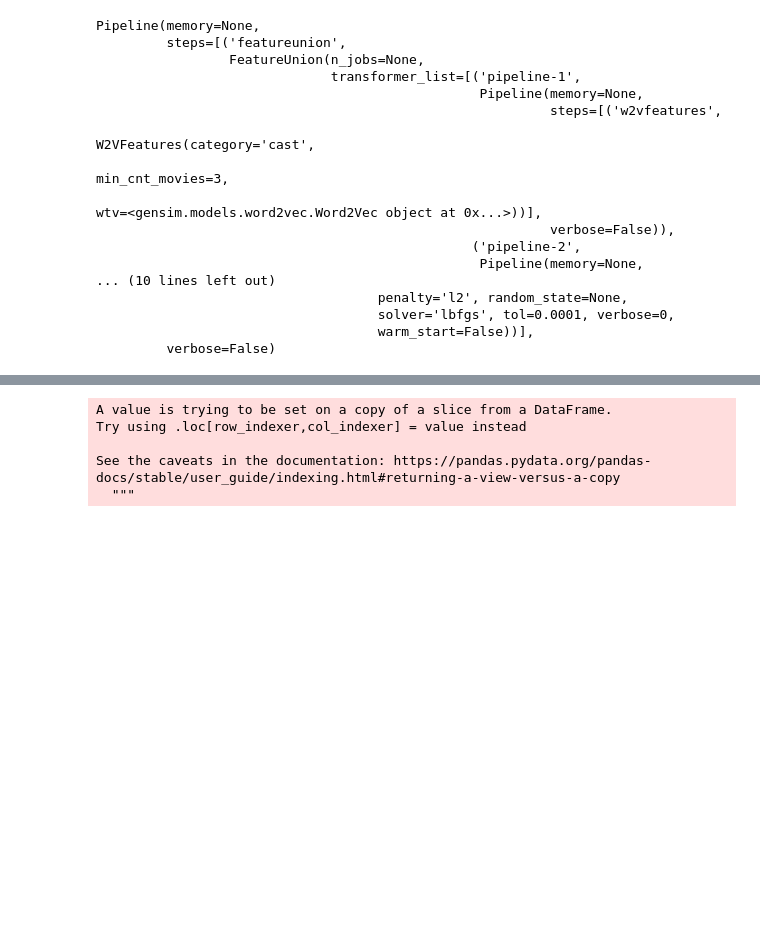
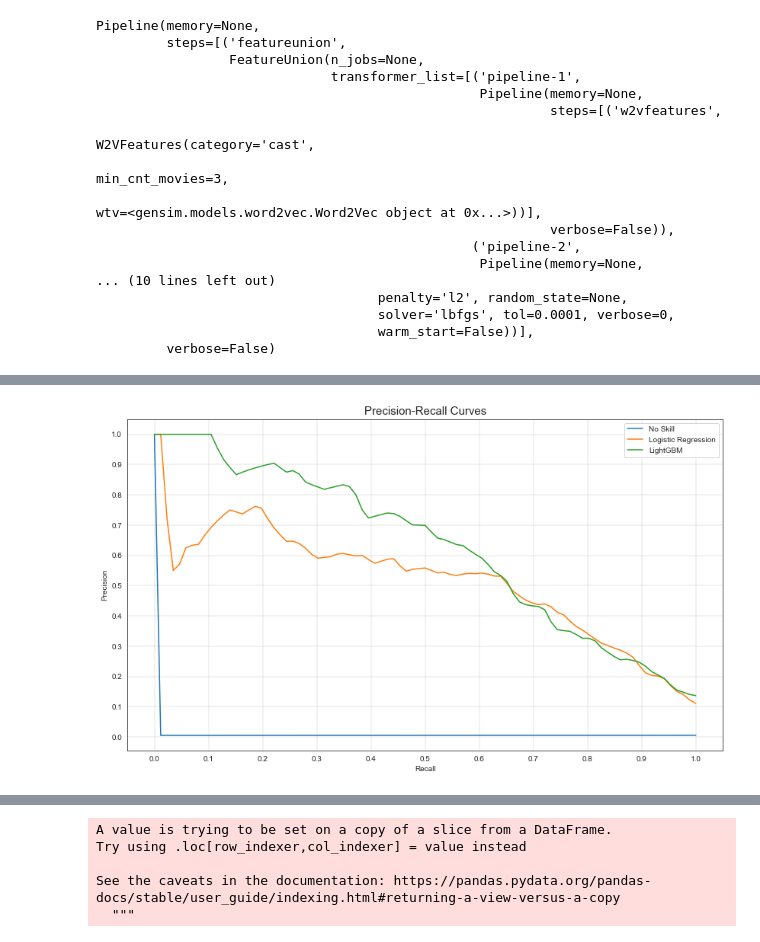
Before and after one commit to gabriel-manfredi/Machine-Learning-in-Films, a Jupyter notebook: Actors2Vec/notebooks/Word2Vec (non-NLP) for predicting movies' popularity.ipynb, the cells around one changed output, grey strips where cells are left out. Cells and saved outputs as stored; diff of their text form; code cells hidden in the pictures; blank space fills up the shorter version.

```diff
--- a/Actors2Vec/notebooks/Word2Vec (non-NLP) for predicting movies' popularity.ipynb
+++ b/Actors2Vec/notebooks/Word2Vec (non-NLP) for predicting movies' popularity.ipynb
@@ -666,11 +662,11 @@ features_pipe=get_features_pipe()
 # %%
-model = get_model_pipe(
+features_pipe=get_features_pipe()
+logistic_model = get_model_pipe(
                         features_pipe,
                         scaler = StandardScaler(),
                         estimator= LogisticRegression(max_iter=400
-                                                     ),
-                                             )
-model.fit(train_docs, y_train)
+                                                     ))
+logistic_model.fit(train_docs, y_train)
 # %% [output]
 Pipeline(memory=None,
          steps=[('featureunion',
@@ -706,0 +809,35 @@ Let's see some of the predictions to get a more practical feel for what our mode
+# %%
+def plot_roc_curve(y_test, naive_probs, log_model_probs, lgbm_model_probs):
+    sns.set_style('white')
+    fig, ax = plt.subplots(figsize=(14,8))
+    # plot naive skill roc curve
+    precision, recall, _ = precision_recall_curve(y_test, naive_probs)
+    ax = sns.lineplot(recall, precision, label='No Skill')
+    # plot log model roc curve
+    precision, recall, _ = precision_recall_curve(y_test, log_model_probs)
+    ax = sns.lineplot(recall, precision, markers=True, ci=False, label='Logistic Regression')
+    # plot lgbm model roc curve
+    precision, recall, _ = precision_recall_curve(y_test, lgbm_model_probs)
+    ax = sns.lineplot(recall, precision, markers=True, ci=False, label='LightGBM')
+    # axis labels
+    ax.set_xlabel('Recall')
+    ax.set_ylabel('Precision')
+    ax.set_yticks(np.arange(0,1.1,0.1))
+    ax.set_xticks(np.arange(0,1.1,0.1))
+    ax.grid(color='black', linestyle='-', linewidth=0.1)
+    # show the legend
+    plt.legend()
+    plt.title('Precision-Recall Curves', fontsize=15)
+    # show the plot
+    plt.show()
+# %%
+from sklearn.dummy import DummyClassifier
+naive_model = DummyClassifier(strategy='stratified')
+naive_model.fit(train_docs, y_train)
+naive_probs = naive_model.predict_proba(test_docs)[:, 1]
+log_model_probs = logistic_model.predict_proba(test_docs)[:, 1]
+lgbm_model_probs = lgbm_model.predict_proba(test_docs)[:, 1]
+# %%
+plot_roc_curve(y_test, naive_probs, log_model_probs, lgbm_model_probs)
+# %% [output]
+[figure, added]
```
Also changed, not shown: parts of 42 cells of this notebook, 1 other file.
